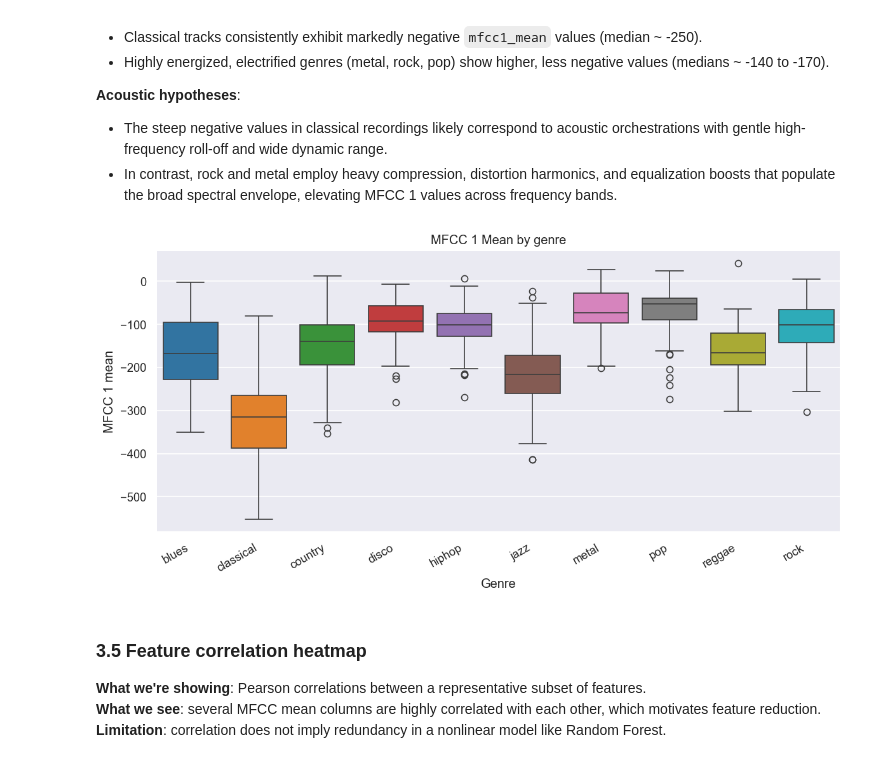
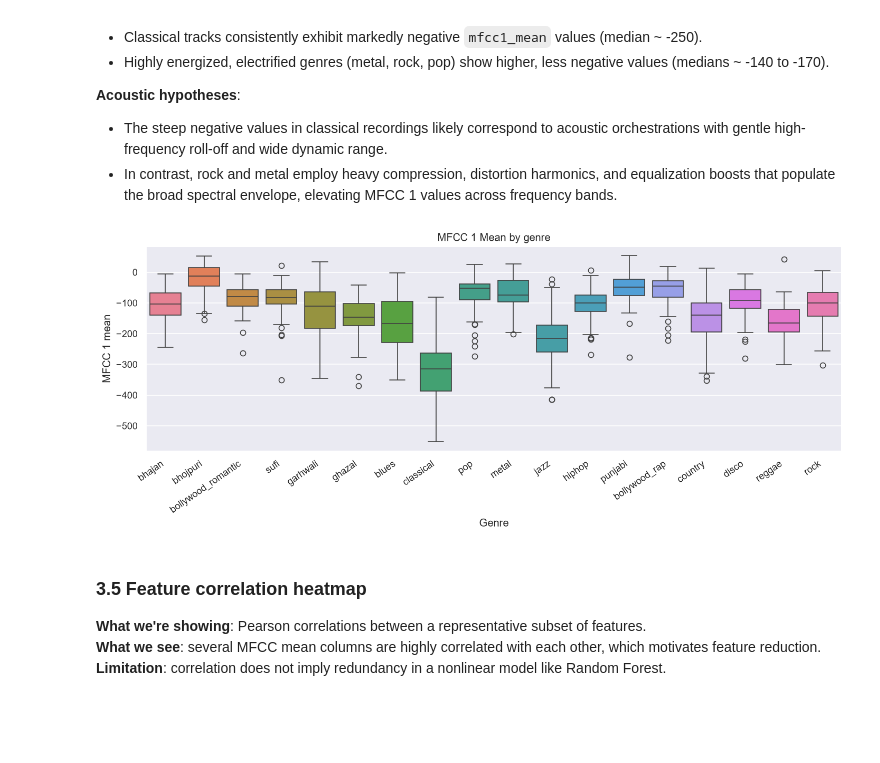
Before and after one commit to KalsiBros4/idc409-music-genre-classification, a Jupyter notebook: notebooks/music_genre_classification.ipynb, the cells around one changed output. Cells and saved outputs as stored; diff of their text form; code cells hidden in the pictures; blank space fills up the shorter version.

```diff
--- a/notebooks/music_genre_classification.ipynb
+++ b/notebooks/music_genre_classification.ipynb
@@ -65,9 +70,11 @@ RANDOM_STATE = 42
 np.random.seed(RANDOM_STATE)
 warnings.filterwarnings("ignore")
 
-# Paths
-DATA_PATH = os.path.join("..", "data", "features_30_sec.csv")
-DB_PATH   = os.path.join("..", "data", "music_genre.db")
+# Paths (prefer combined 18-genre GTZAN + GACMIS + Punjabi CSV if present)
+COMBINED_DATA_PATH = os.path.join("..", "data", "combined_18_genres.csv")
+GTZAN_DATA_PATH    = os.path.join("..", "data", "features_30_sec.csv")
+DATA_PATH          = COMBINED_DATA_PATH if os.path.exists(COMBINED_DATA_PATH) else GTZAN_DATA_PATH
+DB_PATH            = os.path.join("..", "data", "music_genre.db")
 
 # Plot style
 sns.set_theme(style="darkgrid", palette="tab10")
@@ -316,18 +324,18 @@ plt.show()
 - The steep negative values in classical recordings likely correspond to acoustic orchestrations with gentle high-frequency roll-off and wide dynamic range.
 - In contrast, rock and metal employ heavy compression, distortion harmonics, and equalization boosts that populate the broad spectral envelope, elevating MFCC 1 values across frequency bands.
 # %%
-fig, ax = plt.subplots(figsize=(10, 5))
+fig, ax = plt.subplots(figsize=(12, 5))
 sns.boxplot(data=df, x=TARGET_COL, y="mfcc1_mean",
-            order=genres_ordered, palette="tab10", ax=ax)
+            order=genres_ordered, palette="husl", ax=ax)
 ax.set_title("MFCC 1 Mean by genre")
 ax.set_xlabel("Genre")
 ax.set_ylabel("MFCC 1 mean")
-plt.xticks(rotation=30, ha="right")
+plt.xticks(rotation=35, ha="right")
 plt.tight_layout()
 plt.savefig("../data/eda_mfcc1.png", bbox_inches="tight")
 plt.show()
 # %% [output]
-[figure, old version]
+[figure, new version]
 # %% [markdown]
 ### 3.5 Feature correlation heatmap
 
```
Also changed, not shown: parts of 30 cells of this notebook.
